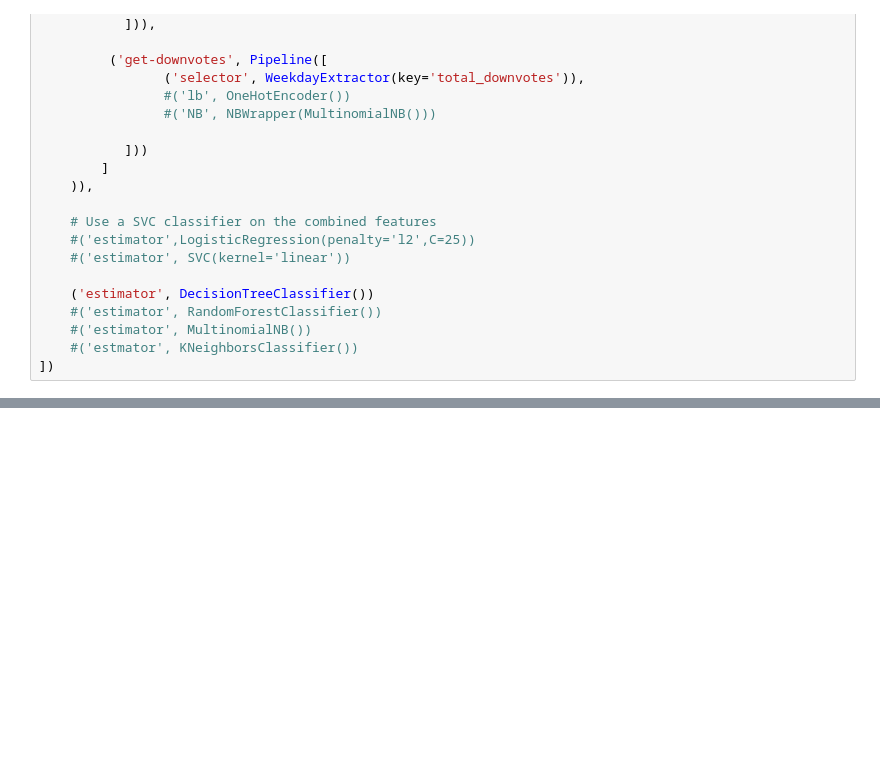
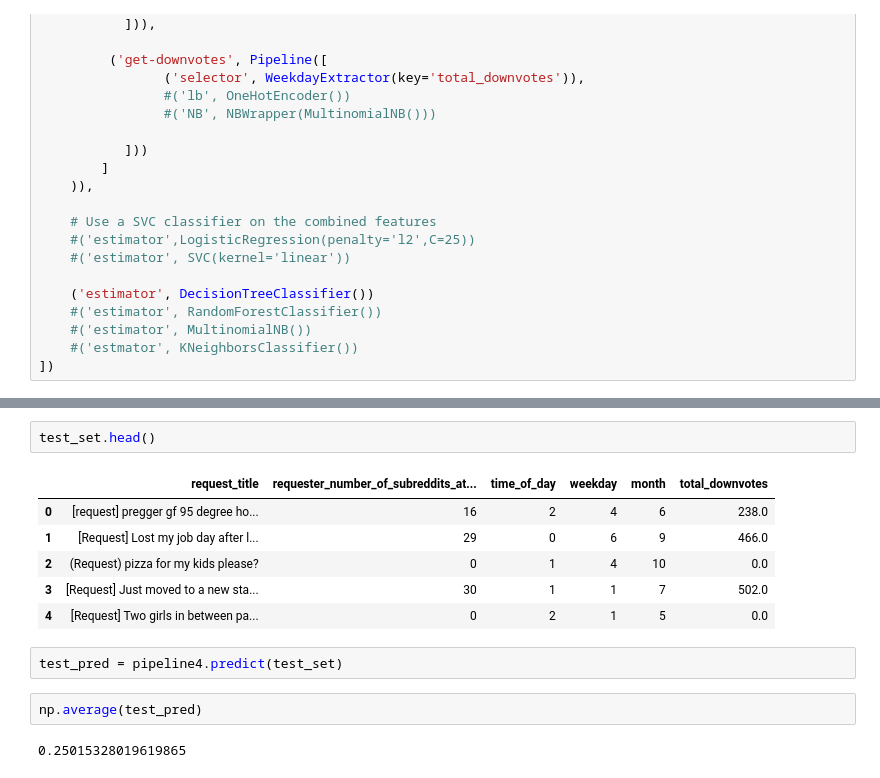
Before and after one commit to mathaholic/w207_final_proj, a Jupyter notebook: Model with Numeric Features.ipynb, the cells around one changed output, grey strips where cells are left out. Cells and saved outputs as stored; diff of their text form; blank space fills up the shorter version.

```diff
--- a/Model with Numeric Features.ipynb
+++ b/Model with Numeric Features.ipynb
@@ -338,0 +357,15 @@ array([[606, 176],
+# %%
+test_set.head()
+# %% [output]
+|  | request_title | requester_number_of_subreddits_at... | time_of_day | weekday | month | total_downvotes |
+| 0 | [request] pregger gf 95 degree ho... | 16 | 2 | 4 | 6 | 238.0 |
+| 1 | [Request] Lost my job day after l... | 29 | 0 | 6 | 9 | 466.0 |
+| 2 | (Request) pizza for my kids please? | 0 | 1 | 4 | 10 | 0.0 |
+| 3 | [Request] Just moved to a new sta... | 30 | 1 | 1 | 7 | 502.0 |
+| 4 | [Request] Two girls in between pa... | 0 | 2 | 1 | 5 | 0.0 |
+# %%
+test_pred = pipeline4.predict(test_set)
+# %%
+np.average(test_pred)
+# %% [output]
+0.25015328019619865
```
Also changed, not shown: parts of 18 cells of this notebook.
